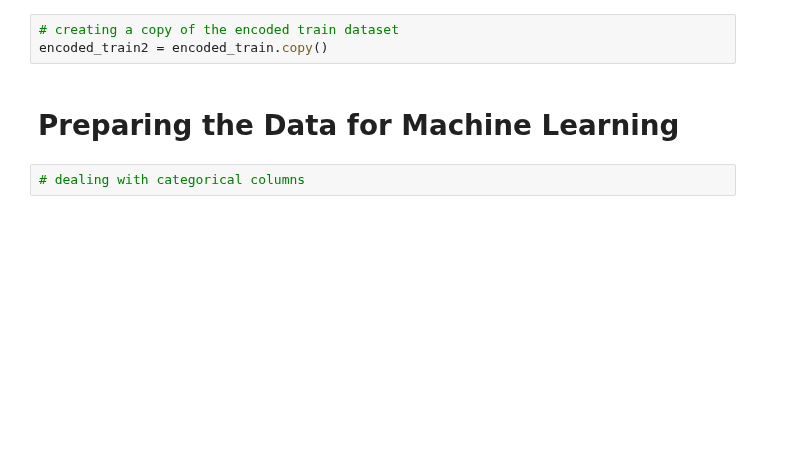
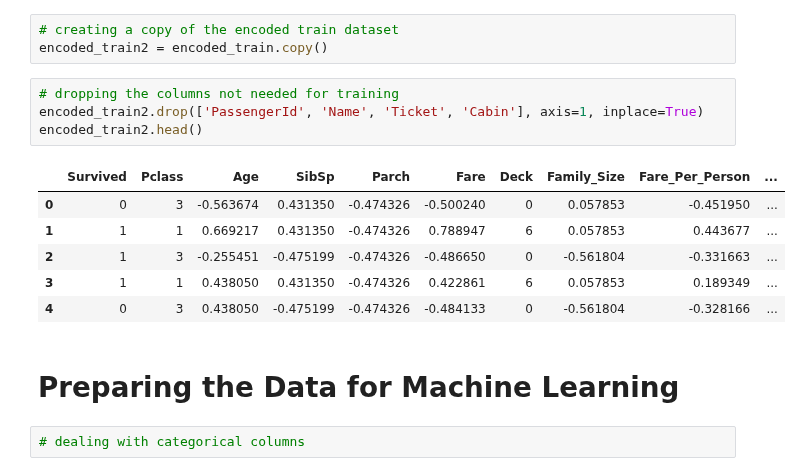
Before and after one commit to alliajagbe/titanic-survival, a Jupyter notebook: survival.ipynb, the cells around one changed output. Drawn from its saved outputs; the diff is of its cells as text; blank space fills up the shorter version.

Commit message:
unnecessary columns dropped

```diff
--- a/survival.ipynb
+++ b/survival.ipynb
@@ -399,6 +399,17 @@ encoded_train.head()
 # %%
 # creating a copy of the encoded train dataset
 encoded_train2 = encoded_train.copy()
+# %%
+# dropping the columns not needed for training
+encoded_train2.drop(['PassengerId', 'Name', 'Ticket', 'Cabin'], axis=1, inplace=True)
+encoded_train2.head()
+# %% [output]
+|  | Survived | Pclass | Age | SibSp | Parch | Fare | Deck | Family_Size | Fare_Per_Person | ... |
+| 0 | 0 | 3 | -0.563674 | 0.431350 | -0.474326 | -0.500240 | 0 | 0.057853 | -0.451950 | ... |
+| 1 | 1 | 1 | 0.669217 | 0.431350 | -0.474326 | 0.788947 | 6 | 0.057853 | 0.443677 | ... |
+| 2 | 1 | 3 | -0.255451 | -0.475199 | -0.474326 | -0.486650 | 0 | -0.561804 | -0.331663 | ... |
+| 3 | 1 | 1 | 0.438050 | 0.431350 | -0.474326 | 0.422861 | 6 | 0.057853 | 0.189349 | ... |
+| 4 | 0 | 3 | 0.438050 | -0.475199 | -0.474326 | -0.484133 | 0 | -0.561804 | -0.328166 | ... |
 # %% [markdown]
 # Preparing the Data for Machine Learning
 # %%
```
